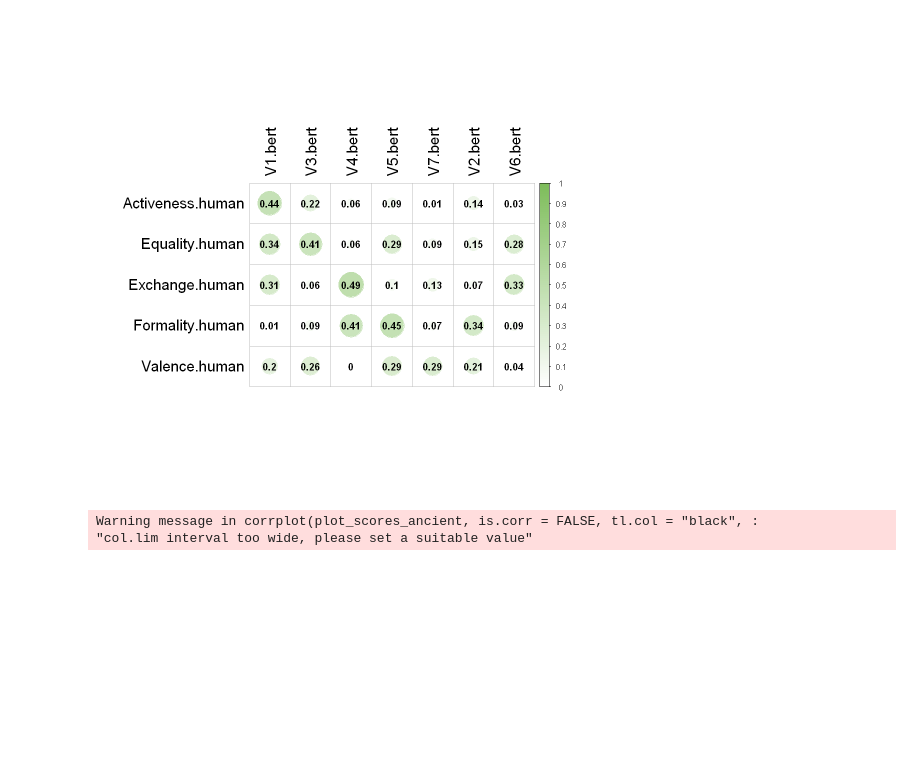
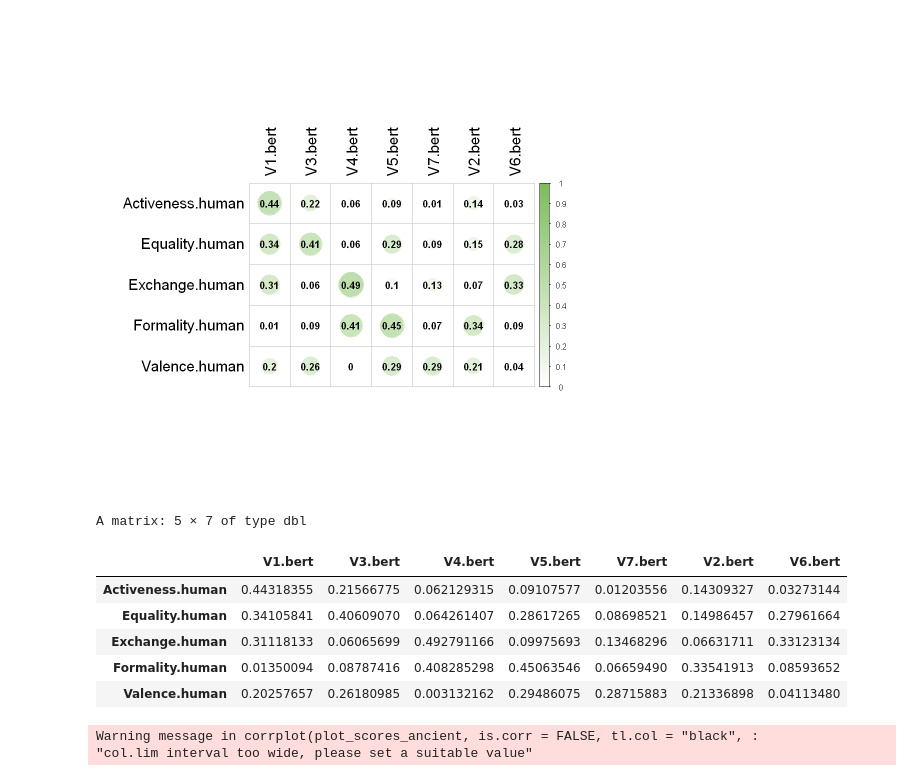
Before and after one commit to BNU-Wang-MSN-Lab/FAVEE-HPP, a Jupyter notebook: Study3/Across_history/3.Human_compare&Model_compare/4.PCA.ipynb, the cells around one changed output. Saved outputs shown, nothing was run; the diff lists cells and outputs as text; code cells hidden in the pictures; blank space fills up the shorter version.

```diff
--- a/Study3/Across_history/3.Human_compare&Model_compare/4.PCA.ipynb
+++ b/Study3/Across_history/3.Human_compare&Model_compare/4.PCA.ipynb
@@ -773,6 +781,16 @@ corrplot(plot_scores_ancient,is.corr=FALSE,
 Warning message in corrplot(plot_scores_ancient, is.corr = FALSE, addCoef.col = "black", :
 "col.lim interval too wide, please set a suitable value"
 [figure]
+# %%
+plot_scores_ancient
+# %% [output]
+A matrix: 5 × 7 of type dbl
+|  | V1.bert | V3.bert | V4.bert | V5.bert | V7.bert | V2.bert | V6.bert |
+| Activeness.human | 0.44318355 | 0.21566775 | 0.062129315 | 0.09107577 | 0.01203556 | 0.14309327 | 0.03273144 |
+| Equality.human | 0.34105841 | 0.40609070 | 0.064261407 | 0.28617265 | 0.08698521 | 0.14986457 | 0.27961664 |
+| Exchange.human | 0.31118133 | 0.06065699 | 0.492791166 | 0.09975693 | 0.13468296 | 0.06631711 | 0.33123134 |
+| Formality.human | 0.01350094 | 0.08787416 | 0.408285298 | 0.45063546 | 0.06659490 | 0.33541913 | 0.08593652 |
+| Valence.human | 0.20257657 | 0.26180985 | 0.003132162 | 0.29486075 | 0.28715883 | 0.21336898 | 0.04113480 |
 # %%
 png("output_graph/Ancient_PCA_cor.png", bg="transparent",
     family = 'sans',units='in',width=8,height=8,res=300)
```
Also changed, not shown: parts of 4 cells of this notebook, 1 other file.
